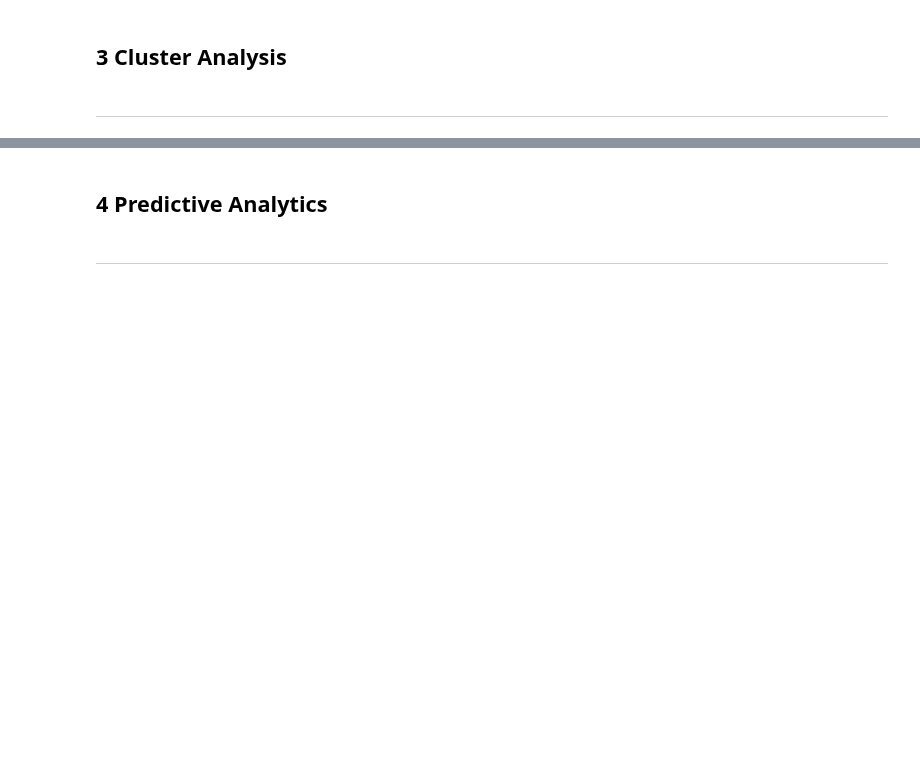
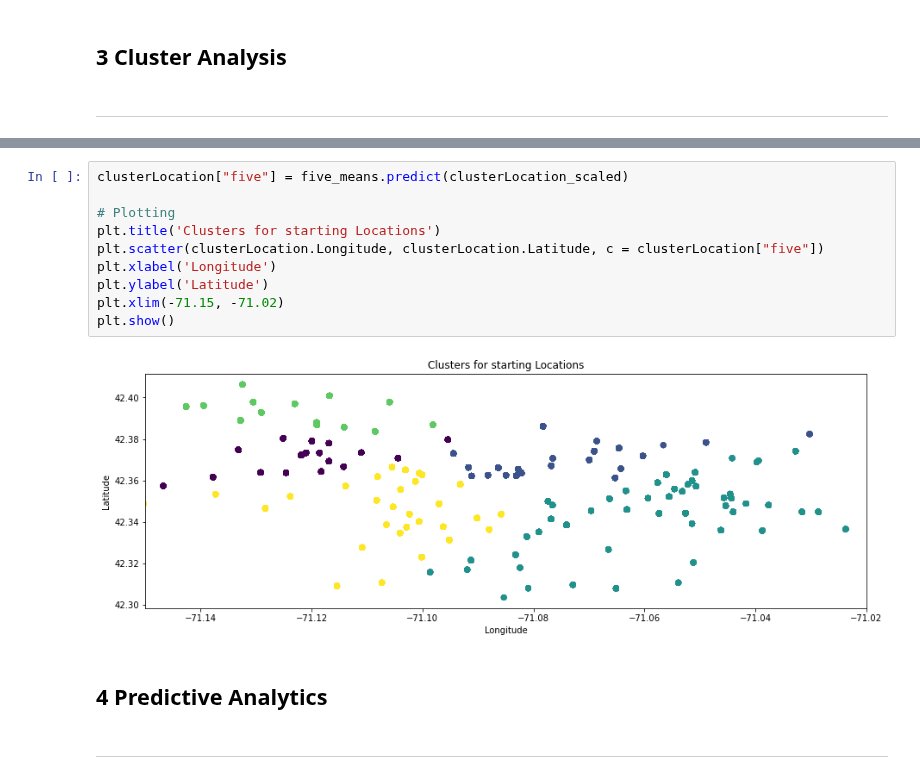
Before and after one commit to MoritzWagner13/Machine-Learning, a Jupyter notebook: Code_V1.3.ipynb, the cells around one changed output, grey strips where cells are left out. Drawn from its saved outputs; the diff is of its cells as text; blank space fills up the shorter version.

```diff
--- a/Code_V1.3.ipynb
+++ b/Code_V1.3.ipynb
@@ -1021,3 +1096,15 @@ ___
+# %%
+clusterLocation["five"] = five_means.predict(clusterLocation_scaled)
+
+# Plotting
+plt.title('Clusters for starting Locations')
+plt.scatter(clusterLocation.Longitude, clusterLocation.Latitude, c = clusterLocation["five"])
+plt.xlabel('Longitude')
+plt.ylabel('Latitude')
+plt.xlim(-71.15, -71.02)
+plt.show()
+# %% [output]
+[figure, added]
 # %% [markdown]
 ## 4 Predictive Analytics
 # %% [markdown]
```
Also changed, not shown: parts of 16 cells of this notebook.
